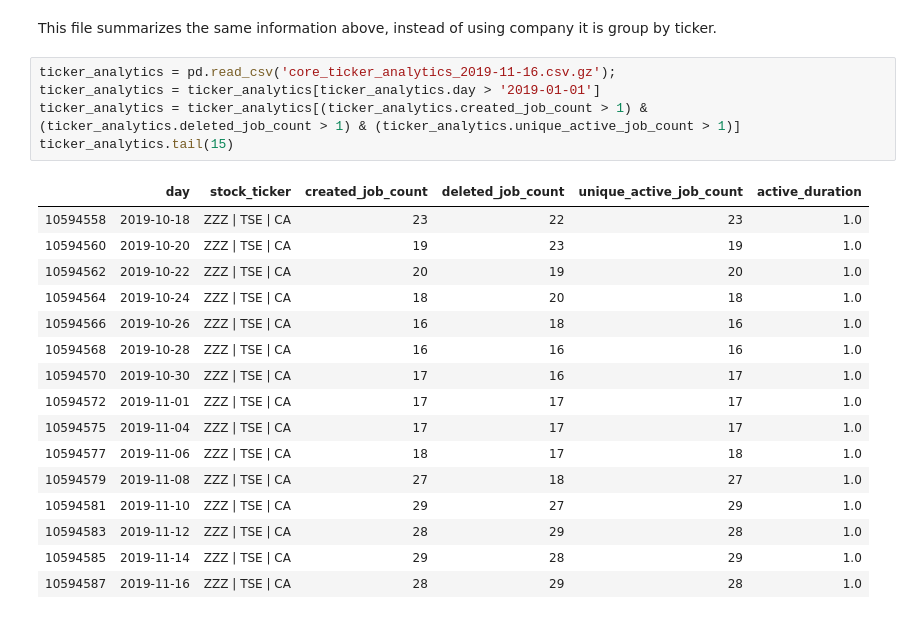
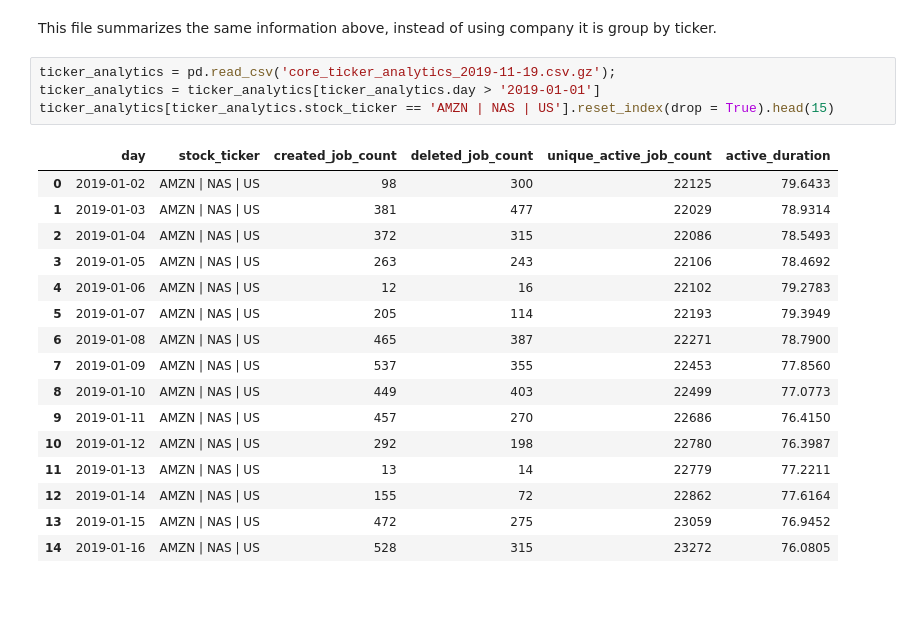
Before and after one commit to LinkUp/Job-Market-Data, a Jupyter notebook: Product Documentation/Product Onboarding.ipynb, the cells around one changed output. Saved outputs shown, nothing was run; the diff lists cells and outputs as text.

```diff
--- a/Product Documentation/Product Onboarding.ipynb
+++ b/Product Documentation/Product Onboarding.ipynb
@@ -154,24 +154,23 @@ company_analytics.tail(15)
 # %% [markdown]
 This file summarizes the same information above, instead of using company it is group by ticker.
 # %%
-ticker_analytics = pd.read_csv('core_ticker_analytics_2019-11-16.csv.gz');
+ticker_analytics = pd.read_csv('core_ticker_analytics_2019-11-19.csv.gz');
 ticker_analytics = ticker_analytics[ticker_analytics.day > '2019-01-01']
-ticker_analytics = ticker_analytics[(ticker_analytics.created_job_count > 1) & (ticker_analytics.deleted_job_count > 1) & (ticker_analytics.unique_active_job_count > 1)]
-ticker_analytics.tail(15)
+ticker_analytics[ticker_analytics.stock_ticker == 'AMZN | NAS | US'].reset_index(drop = True).head(15)
 # %% [output]
 |  | day | stock_ticker | created_job_count | deleted_job_count | unique_active_job_count | active_duration |
-| 10594558 | 2019-10-18 | ZZZ | TSE | CA | 23 | 22 | 23 | 1.0 |
-| 10594560 | 2019-10-20 | ZZZ | TSE | CA | 19 | 23 | 19 | 1.0 |
-| 10594562 | 2019-10-22 | ZZZ | TSE | CA | 20 | 19 | 20 | 1.0 |
-| 10594564 | 2019-10-24 | ZZZ | TSE | CA | 18 | 20 | 18 | 1.0 |
-| 10594566 | 2019-10-26 | ZZZ | TSE | CA | 16 | 18 | 16 | 1.0 |
-| 10594568 | 2019-10-28 | ZZZ | TSE | CA | 16 | 16 | 16 | 1.0 |
-| 10594570 | 2019-10-30 | ZZZ | TSE | CA | 17 | 16 | 17 | 1.0 |
-| 10594572 | 2019-11-01 | ZZZ | TSE | CA | 17 | 17 | 17 | 1.0 |
-| 10594575 | 2019-11-04 | ZZZ | TSE | CA | 17 | 17 | 17 | 1.0 |
-| 10594577 | 2019-11-06 | ZZZ | TSE | CA | 18 | 17 | 18 | 1.0 |
-| 10594579 | 2019-11-08 | ZZZ | TSE | CA | 27 | 18 | 27 | 1.0 |
-| 10594581 | 2019-11-10 | ZZZ | TSE | CA | 29 | 27 | 29 | 1.0 |
-| 10594583 | 2019-11-12 | ZZZ | TSE | CA | 28 | 29 | 28 | 1.0 |
-| 10594585 | 2019-11-14 | ZZZ | TSE | CA | 29 | 28 | 29 | 1.0 |
-| 10594587 | 2019-11-16 | ZZZ | TSE | CA | 28 | 29 | 28 | 1.0 |
+| 0 | 2019-01-02 | AMZN | NAS | US | 98 | 300 | 22125 | 79.6433 |
+| 1 | 2019-01-03 | AMZN | NAS | US | 381 | 477 | 22029 | 78.9314 |
+| 2 | 2019-01-04 | AMZN | NAS | US | 372 | 315 | 22086 | 78.5493 |
+| 3 | 2019-01-05 | AMZN | NAS | US | 263 | 243 | 22106 | 78.4692 |
+| 4 | 2019-01-06 | AMZN | NAS | US | 12 | 16 | 22102 | 79.2783 |
+| 5 | 2019-01-07 | AMZN | NAS | US | 205 | 114 | 22193 | 79.3949 |
+| 6 | 2019-01-08 | AMZN | NAS | US | 465 | 387 | 22271 | 78.7900 |
+| 7 | 2019-01-09 | AMZN | NAS | US | 537 | 355 | 22453 | 77.8560 |
+| 8 | 2019-01-10 | AMZN | NAS | US | 449 | 403 | 22499 | 77.0773 |
+| 9 | 2019-01-11 | AMZN | NAS | US | 457 | 270 | 22686 | 76.4150 |
+| 10 | 2019-01-12 | AMZN | NAS | US | 292 | 198 | 22780 | 76.3987 |
+| 11 | 2019-01-13 | AMZN | NAS | US | 13 | 14 | 22779 | 77.2211 |
+| 12 | 2019-01-14 | AMZN | NAS | US | 155 | 72 | 22862 | 77.6164 |
+| 13 | 2019-01-15 | AMZN | NAS | US | 472 | 275 | 23059 | 76.9452 |
+| 14 | 2019-01-16 | AMZN | NAS | US | 528 | 315 | 23272 | 76.0805 |
```
Also changed, not shown: parts of 6 cells of this notebook.
